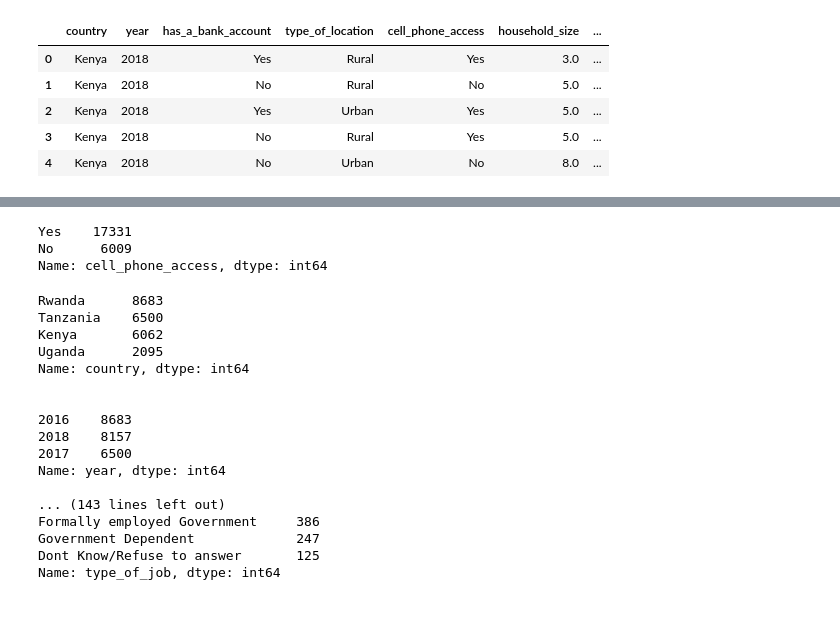
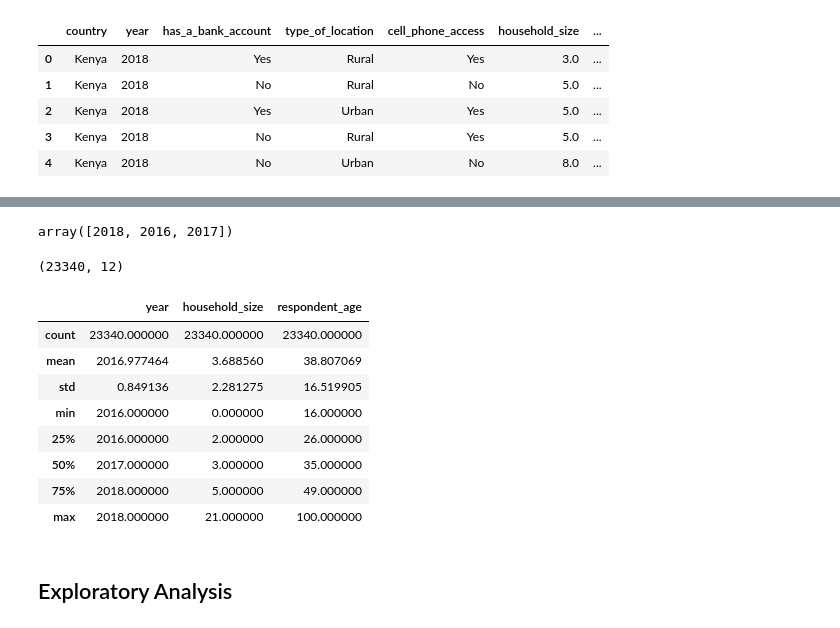
Before and after one commit to mwinzie/Financial-Outcomes, a Jupyter notebook: Moringa_Data_Science_Core_W1_Independent_Project_2019_08_Agnes_Mueni.ipynb, the cells around one changed output, grey strips where cells are left out. Cells and saved outputs as stored; diff of their text form; code cells hidden in the pictures.

```diff
--- a/Moringa_Data_Science_Core_W1_Independent_Project_2019_08_Agnes_Mueni.ipynb
+++ b/Moringa_Data_Science_Core_W1_Independent_Project_2019_08_Agnes_Mueni.ipynb
@@ -196,5 +188,5 @@ Name: year, dtype: int64
 # %%
 #dropping the years that do not fall under the research study
 #assigning the variable x to years
-x = economic[economic['year'] > 2018].index
-economic.drop(x, inplace = True)
+x = neweconomic[neweconomic['year'] > 2018].index
+neweconomic.drop(x, inplace = True)
@@ -216,6 +192,0 @@ Name: country, dtype: int64
-# %%
-neweconomic.cell_phone_access.value_counts()
-# %% [output]
-Yes    17331
-No      6009
-Name: cell_phone_access, dtype: int64
@@ -224,22 +193,24 @@ df.groupby('country')['Level of Educuation'].value_counts()
-# %%
-for i in neweconomic.columns:
-  print('\n')
-  print(neweconomic[i].value_counts())
-# %% [output]
-Rwanda      8683
-Tanzania    6500
-Kenya       6062
-Uganda      2095
-Name: country, dtype: int64
-
-
-2016    8683
-2018    8157
-2017    6500
-Name: year, dtype: int64
-
-... (143 lines left out)
-Formally employed Government     386
-Government Dependent             247
-Dont Know/Refuse to answer       125
-Name: type_of_job, dtype: int64
+# %%
+neweconomic.year.unique()
+# %% [output]
+array([2018, 2016, 2017])
+# %%
+neweconomic.shape
+# %% [output]
+(23340, 12)
+# %%
+# More data cleaning procedures
+#
+neweconomic.describe()
+# %% [output]
+|  | year | household_size | respondent_age |
+| count | 23340.000000 | 23340.000000 | 23340.000000 |
+| mean | 2016.977464 | 3.688560 | 38.807069 |
+| std | 0.849136 | 2.281275 | 16.519905 |
+| min | 2016.000000 | 0.000000 | 16.000000 |
+| 25% | 2016.000000 | 2.000000 | 26.000000 |
+| 50% | 2017.000000 | 3.000000 | 35.000000 |
+| 75% | 2018.000000 | 5.000000 | 49.000000 |
+| max | 2018.000000 | 21.000000 | 100.000000 |
+# %% [markdown]
+## Exploratory Analysis
```
Also changed, not shown: parts of 16 cells of this notebook.
